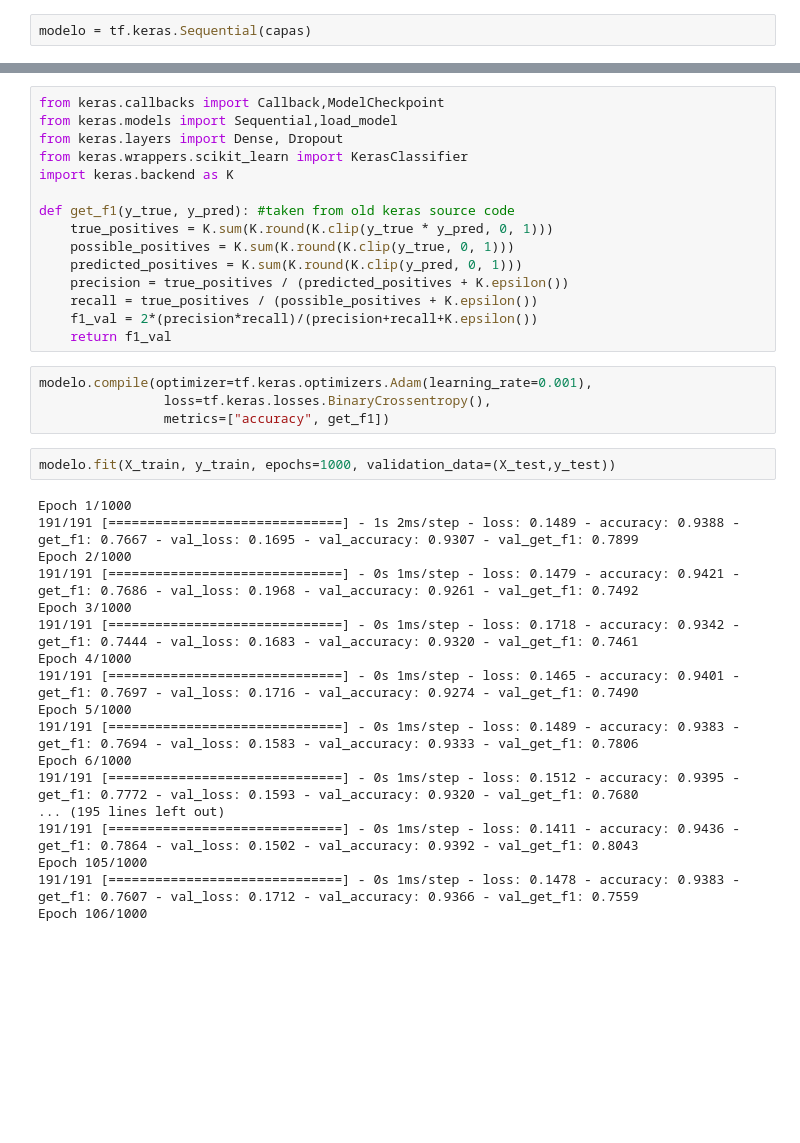
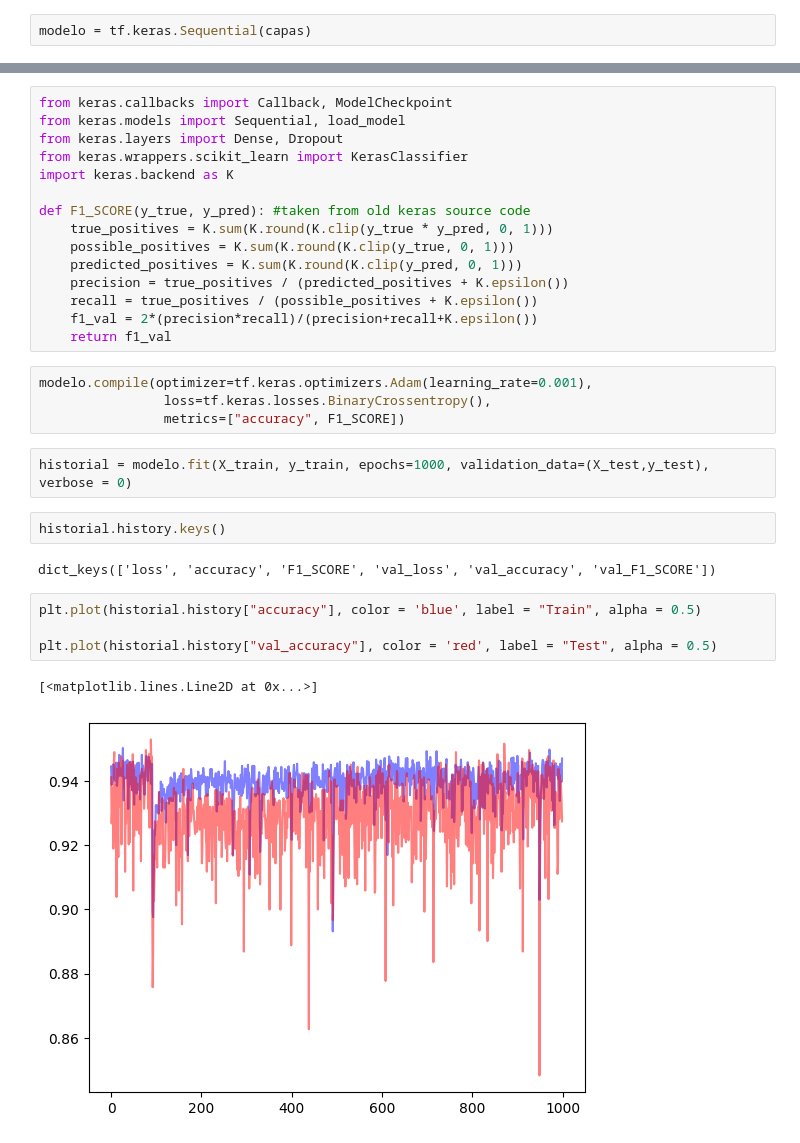
Before and after one commit to Lautarosco/TP-Redes-Neuronales, a Jupyter notebook: TP_Final_de_Procesamiento.ipynb, the cells around one changed output, grey strips where cells are left out. Drawn from its saved outputs; the diff is of its cells as text; blank space fills up the shorter version.

Commit message:
Data Scaling y algunos gráficos

```diff
--- a/TP_Final_de_Procesamiento.ipynb
+++ b/TP_Final_de_Procesamiento.ipynb
@@ -312,11 +320,11 @@ Finalmente, si deseamos exigir que nuestro modelo tenga la capacidad de entregar
 # %%
-from keras.callbacks import Callback,ModelCheckpoint
-from keras.models import Sequential,load_model
+from keras.callbacks import Callback, ModelCheckpoint
+from keras.models import Sequential, load_model
 from keras.layers import Dense, Dropout
 from keras.wrappers.scikit_learn import KerasClassifier
 import keras.backend as K
 
-def get_f1(y_true, y_pred): #taken from old keras source code
+def F1_SCORE(y_true, y_pred): #taken from old keras source code
     true_positives = K.sum(K.round(K.clip(y_true * y_pred, 0, 1)))
     possible_positives = K.sum(K.round(K.clip(y_true, 0, 1)))
     predicted_positives = K.sum(K.round(K.clip(y_pred, 0, 1)))
@@ -327,24 +335,17 @@ def get_f1(y_true, y_pred): #taken from old keras source code
 # %%
 modelo.compile(optimizer=tf.keras.optimizers.Adam(learning_rate=0.001),
                 loss=tf.keras.losses.BinaryCrossentropy(),
-                metrics=["accuracy", get_f1])
+                metrics=["accuracy", F1_SCORE])
 # %%
-modelo.fit(X_train, y_train, epochs=1000, validation_data=(X_test,y_test))
+historial = modelo.fit(X_train, y_train, epochs=1000, validation_data=(X_test,y_test), verbose = 0)
-# %% [output]
-Epoch 1/1000
-191/191 [==============================] - 1s 2ms/step - loss: 0.1489 - accuracy: 0.9388 - get_f1: 0.7667 - val_loss: 0.1695 - val_accuracy: 0.9307 - val_get_f1: 0.7899
-Epoch 2/1000
-191/191 [==============================] - 0s 1ms/step - loss: 0.1479 - accuracy: 0.9421 - get_f1: 0.7686 - val_loss: 0.1968 - val_accuracy: 0.9261 - val_get_f1: 0.7492
-Epoch 3/1000
-191/191 [==============================] - 0s 1ms/step - loss: 0.1718 - accuracy: 0.9342 - get_f1: 0.7444 - val_loss: 0.1683 - val_accuracy: 0.9320 - val_get_f1: 0.7461
-Epoch 4/1000
-191/191 [==============================] - 0s 1ms/step - loss: 0.1465 - accuracy: 0.9401 - get_f1: 0.7697 - val_loss: 0.1716 - val_accuracy: 0.9274 - val_get_f1: 0.7490
-Epoch 5/1000
-191/191 [==============================] - 0s 1ms/step - loss: 0.1489 - accuracy: 0.9383 - get_f1: 0.7694 - val_loss: 0.1583 - val_accuracy: 0.9333 - val_get_f1: 0.7806
-Epoch 6/1000
-191/191 [==============================] - 0s 1ms/step - loss: 0.1512 - accuracy: 0.9395 - get_f1: 0.7772 - val_loss: 0.1593 - val_accuracy: 0.9320 - val_get_f1: 0.7680
-... (195 lines left out)
-191/191 [==============================] - 0s 1ms/step - loss: 0.1411 - accuracy: 0.9436 - get_f1: 0.7864 - val_loss: 0.1502 - val_accuracy: 0.9392 - val_get_f1: 0.8043
-Epoch 105/1000
-191/191 [==============================] - 0s 1ms/step - loss: 0.1478 - accuracy: 0.9383 - get_f1: 0.7607 - val_loss: 0.1712 - val_accuracy: 0.9366 - val_get_f1: 0.7559
-Epoch 106/1000
+# %%
+historial.history.keys()
+# %% [output]
+dict_keys(['loss', 'accuracy', 'F1_SCORE', 'val_loss', 'val_accuracy', 'val_F1_SCORE'])
+# %%
+plt.plot(historial.history["accuracy"], color = 'blue', label = "Train", alpha = 0.5)
+
+plt.plot(historial.history["val_accuracy"], color = 'red', label = "Test", alpha = 0.5)
+# %% [output]
+[<matplotlib.lines.Line2D at 0x...>]
+[figure, added]
```
Also changed, not shown: parts of 3 cells of this notebook.
